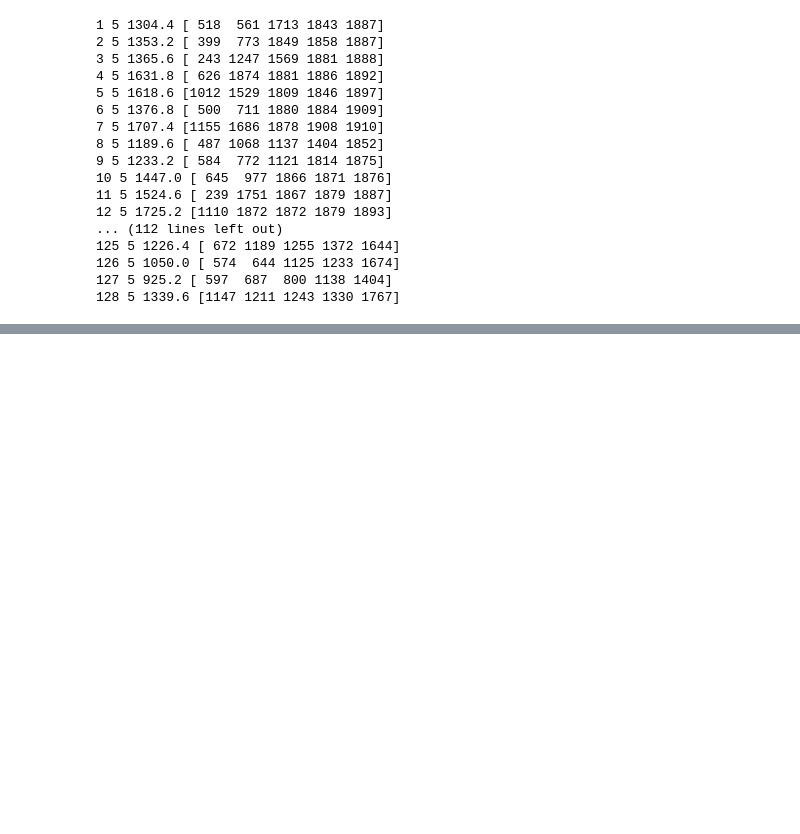
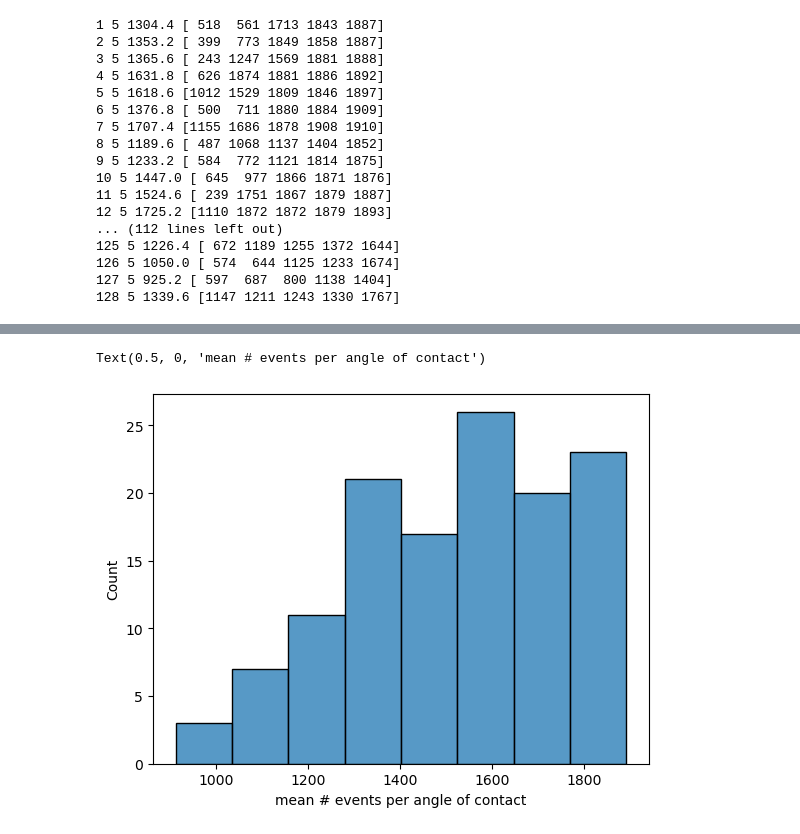
Before and after one commit to AdvancedResearchInnovationCenter/TactiGraph, a Jupyter notebook: src/end_to_end.ipynb, the cells around one changed output, grey strips where cells are left out. Cells and saved outputs as stored; diff of their text form; code cells hidden in the pictures; blank space fills up the shorter version.

```diff
--- a/src/end_to_end.ipynb
+++ b/src/end_to_end.ipynb
@@ -307,3 +316,9 @@ for i in range(1, 129):
+# %%
+sns.histplot(means)
+plt.xlabel('mean # events per angle of contact')
+# %% [output]
+Text(0.5, 0, 'mean # events per angle of contact')
+[figure, added]
 # %%
 samples={}
 
```
Also changed, not shown: parts of 2 cells of this notebook, 12 other files.
